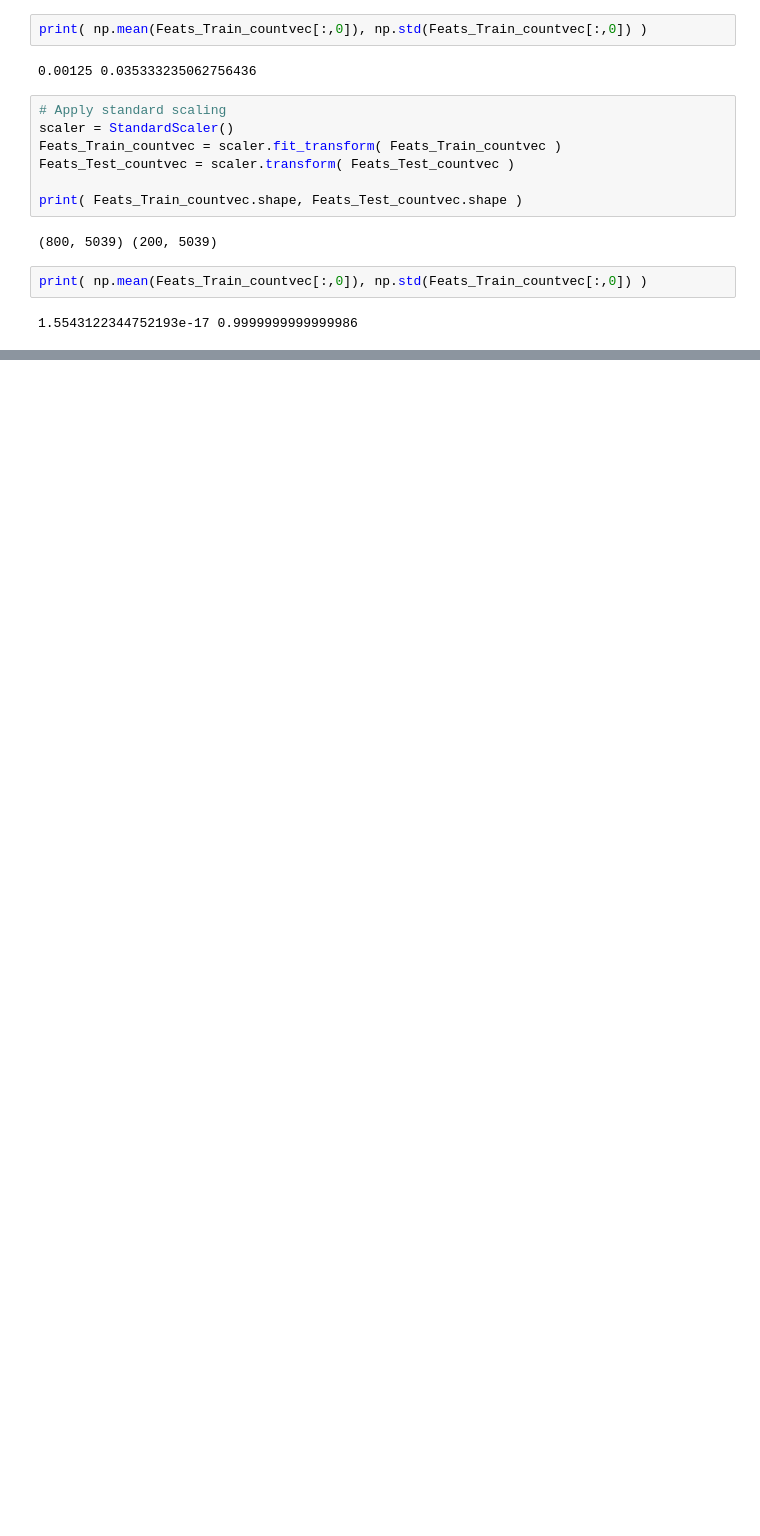
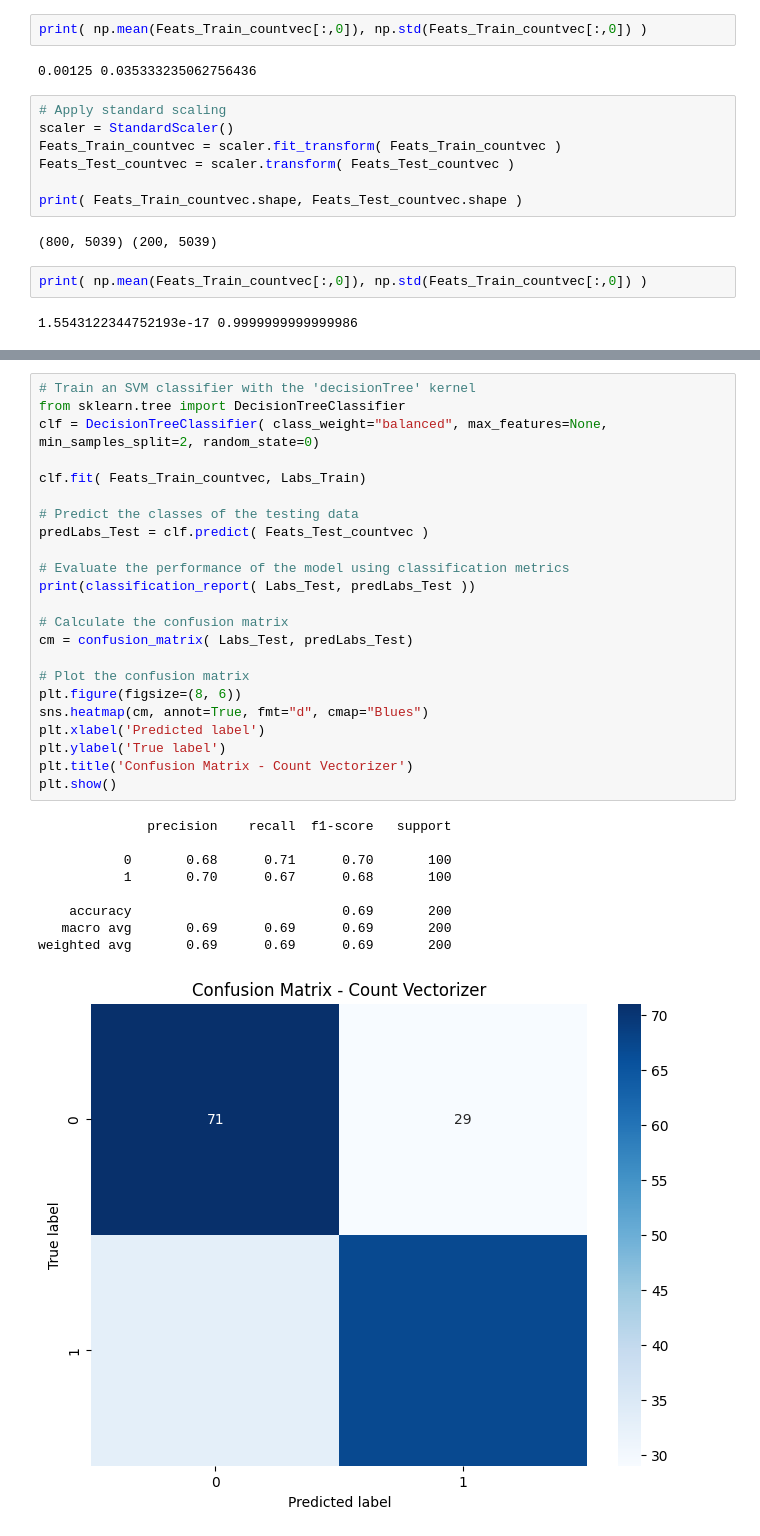
Before and after one commit to jamshaidalikachhelo/Text-Classification-Using-NLP, a Jupyter notebook: Demo_Text_Classification_Part_1a_Count_Vectorizer.ipynb, the cells around one changed output, grey strips where cells are left out. Saved outputs shown, nothing was run; the diff lists cells and outputs as text; blank space fills up the shorter version.

```diff
--- a/Demo_Text_Classification_Part_1a_Count_Vectorizer.ipynb
+++ b/Demo_Text_Classification_Part_1a_Count_Vectorizer.ipynb
@@ -190,0 +227,33 @@ weighted avg       0.83      0.82      0.82       200
+# %%
+# Train an SVM classifier with the 'decisionTree' kernel
+from sklearn.tree import DecisionTreeClassifier
+clf = DecisionTreeClassifier( class_weight="balanced", max_features=None, min_samples_split=2, random_state=0)
+
+clf.fit( Feats_Train_countvec, Labs_Train)
+
+# Predict the classes of the testing data
+predLabs_Test = clf.predict( Feats_Test_countvec )
+
+# Evaluate the performance of the model using classification metrics
+print(classification_report( Labs_Test, predLabs_Test ))
+
+# Calculate the confusion matrix
+cm = confusion_matrix( Labs_Test, predLabs_Test)
+
+# Plot the confusion matrix
+plt.figure(figsize=(8, 6))
+sns.heatmap(cm, annot=True, fmt="d", cmap="Blues")
+plt.xlabel('Predicted label')
+plt.ylabel('True label')
+plt.title('Confusion Matrix - Count Vectorizer')
+plt.show()
+# %% [output]
+              precision    recall  f1-score   support
+
+           0       0.68      0.71      0.70       100
+           1       0.70      0.67      0.68       100
+
+    accuracy                           0.69       200
+   macro avg       0.69      0.69      0.69       200
+weighted avg       0.69      0.69      0.69       200
+[figure, added]
```
Also changed, not shown: parts of 2 cells of this notebook.
